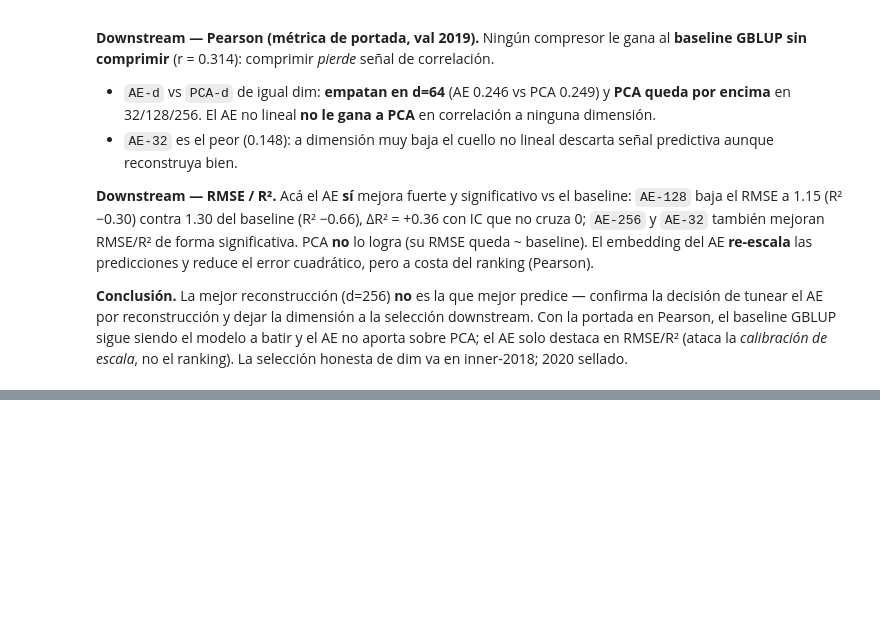
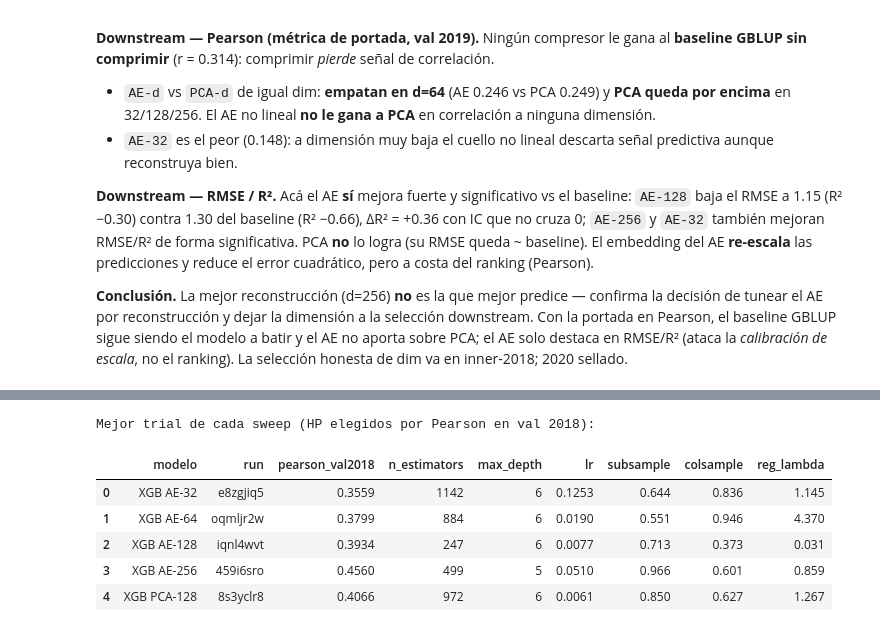
Before and after one commit to octavioromagnoli/maze-genomic-pred, a Jupyter notebook: notebooks/comparar_modelos_ci.ipynb, the cells around one changed output, grey strips where cells are left out. Cells and saved outputs as stored; diff of their text form; code cells hidden in the pictures; blank space fills up the shorter version.

```diff
--- a/notebooks/comparar_modelos_ci.ipynb
+++ b/notebooks/comparar_modelos_ci.ipynb
@@ -488,0 +503,49 @@ escala*, no el ranking). La selección honesta de dim va en inner-2018; 2020 sel
+# %%
+from src.training.sweep import best_run_from_sweep
+
+# sweep_id + config base por modelo (4 dims de AE + 1 PCA de control). El mejor trial
+# de cada sweep se eligió por pearson_r_mean = Pearson en val 2018 (train 2017),
+# honesto: 2019 nunca entró en la selección.
+XGB_SWEEPS = {
+    "XGB AE-32":   ("oromagnoli-/maze-genomic-pred/1rewf5z5", "configs/exp_xgb_ae_d32_2017_to_2018.yaml"),
+    "XGB AE-64":   ("oromagnoli-/maze-genomic-pred/onke89wu", "configs/exp_xgb_ae_d64_2017_to_2018.yaml"),
+    "XGB AE-128":  ("oromagnoli-/maze-genomic-pred/gz2l9qg2", "configs/exp_xgb_ae_d128_2017_to_2018.yaml"),
+    "XGB AE-256":  ("oromagnoli-/maze-genomic-pred/0dbchh3l", "configs/exp_xgb_ae_d256_2017_to_2018.yaml"),
+    "XGB PCA-128": ("oromagnoli-/maze-genomic-pred/dcynh8s6", "configs/exp_xgb_pca_2017_to_2018.yaml"),
+}
+# REPORTE honesto: HP elegidos en 2018 -> se REENTRENA con 2017+2018 y se testea en
+# 2019 (val externo nunca usado para elegir). 2020 sellado.
+REPORT_CV = {"scheme": "fixed_temporal", "val_year": 2019, "train_years": [2017, 2018],
+             "holdout_test_year": 2020, "enforce_disjoint_lines": True}
+
+XGB_CONFIGS = {"GBLUP sin PCA (REML)": "configs/exp_gblup_2017_2018_to_2019.yaml"}
+xgb_sel = []
+for name, (sweep, base) in XGB_SWEEPS.items():
+    ov, p2018, rid = best_run_from_sweep(sweep)        # mejor por pearson_r_mean (val 2018)
+    cfg = load_config(base)
+    for k, v in ov.items():
+        set_nested(cfg, k, v)                          # mejores HP de XGBoost del sweep
+    cfg["cv"] = dict(REPORT_CV)                         # reentrena 2017+2018 -> testea 2019
+    cfg["artifacts"] = {"save_model": False}
+    XGB_CONFIGS[name] = cfg
+    xgb_sel.append({
+        "modelo": name, "run": rid, "pearson_val2018": round(p2018, 4),
+        "n_estimators": ov.get("model.params.n_estimators"),
+        "max_depth": ov.get("model.params.max_depth"),
+        "lr": round(float(ov.get("model.params.learning_rate")), 4),
+        "subsample": round(float(ov.get("model.params.subsample")), 3),
+        "colsample": round(float(ov.get("model.params.colsample_bytree")), 3),
+        "reg_lambda": round(float(ov.get("model.params.reg_lambda")), 3),
+    })
+
+xgb_sel_df = pd.DataFrame(xgb_sel)
+print("Mejor trial de cada sweep (HP elegidos por Pearson en val 2018):")
+xgb_sel_df
+# %% [output]
+Mejor trial de cada sweep (HP elegidos por Pearson en val 2018):
+|  | modelo | run | pearson_val2018 | n_estimators | max_depth | lr | subsample | colsample | reg_lambda |
+| 0 | XGB AE-32 | e8zgjiq5 | 0.3559 | 1142 | 6 | 0.1253 | 0.644 | 0.836 | 1.145 |
+| 1 | XGB AE-64 | oqmljr2w | 0.3799 | 884 | 6 | 0.0190 | 0.551 | 0.946 | 4.370 |
+| 2 | XGB AE-128 | iqnl4wvt | 0.3934 | 247 | 6 | 0.0077 | 0.713 | 0.373 | 0.031 |
+| 3 | XGB AE-256 | 459i6sro | 0.4560 | 499 | 5 | 0.0510 | 0.966 | 0.601 | 0.859 |
+| 4 | XGB PCA-128 | 8s3yclr8 | 0.4066 | 972 | 6 | 0.0061 | 0.850 | 0.627 | 1.267 |
```
Also changed, not shown: parts of 5 cells of this notebook, 2 other files.
